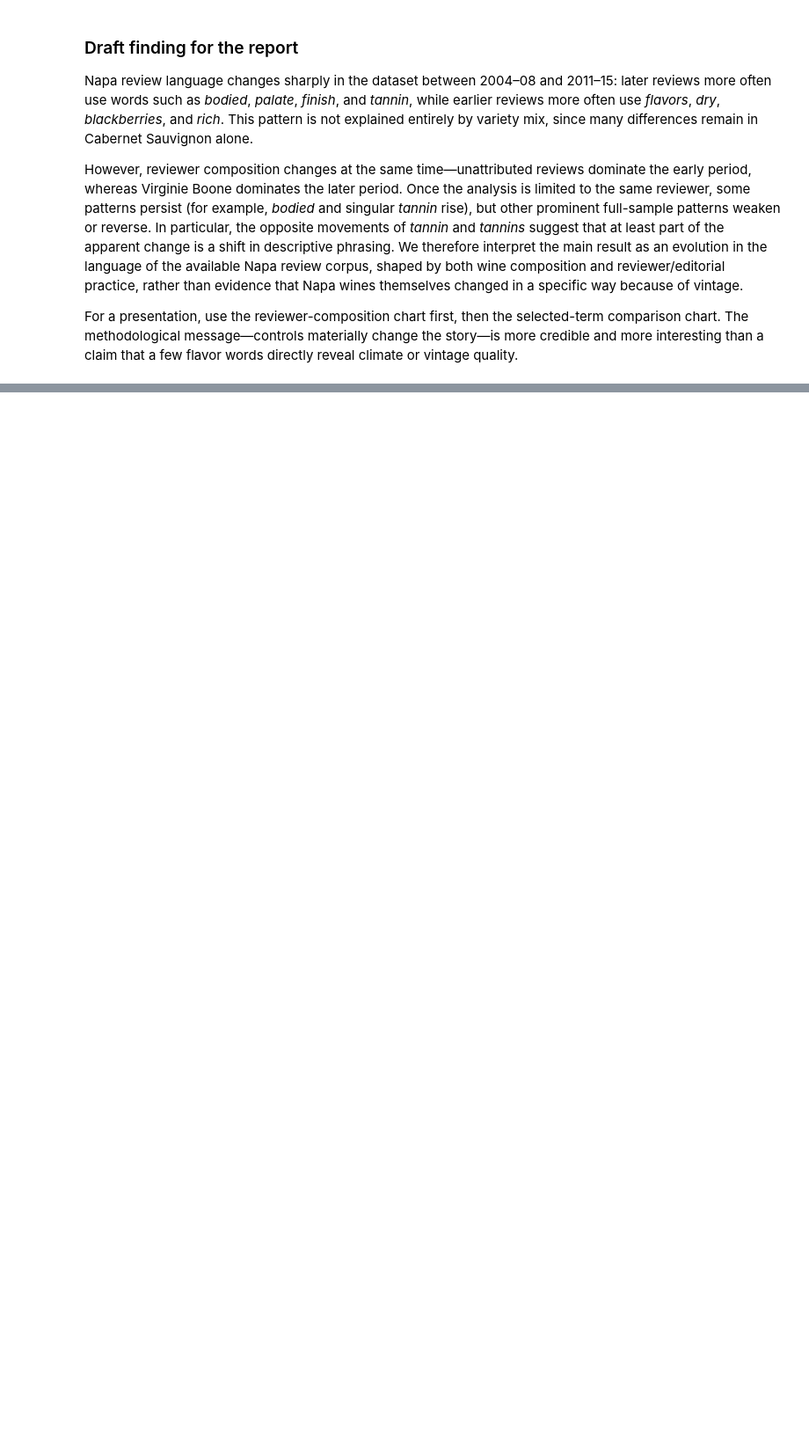
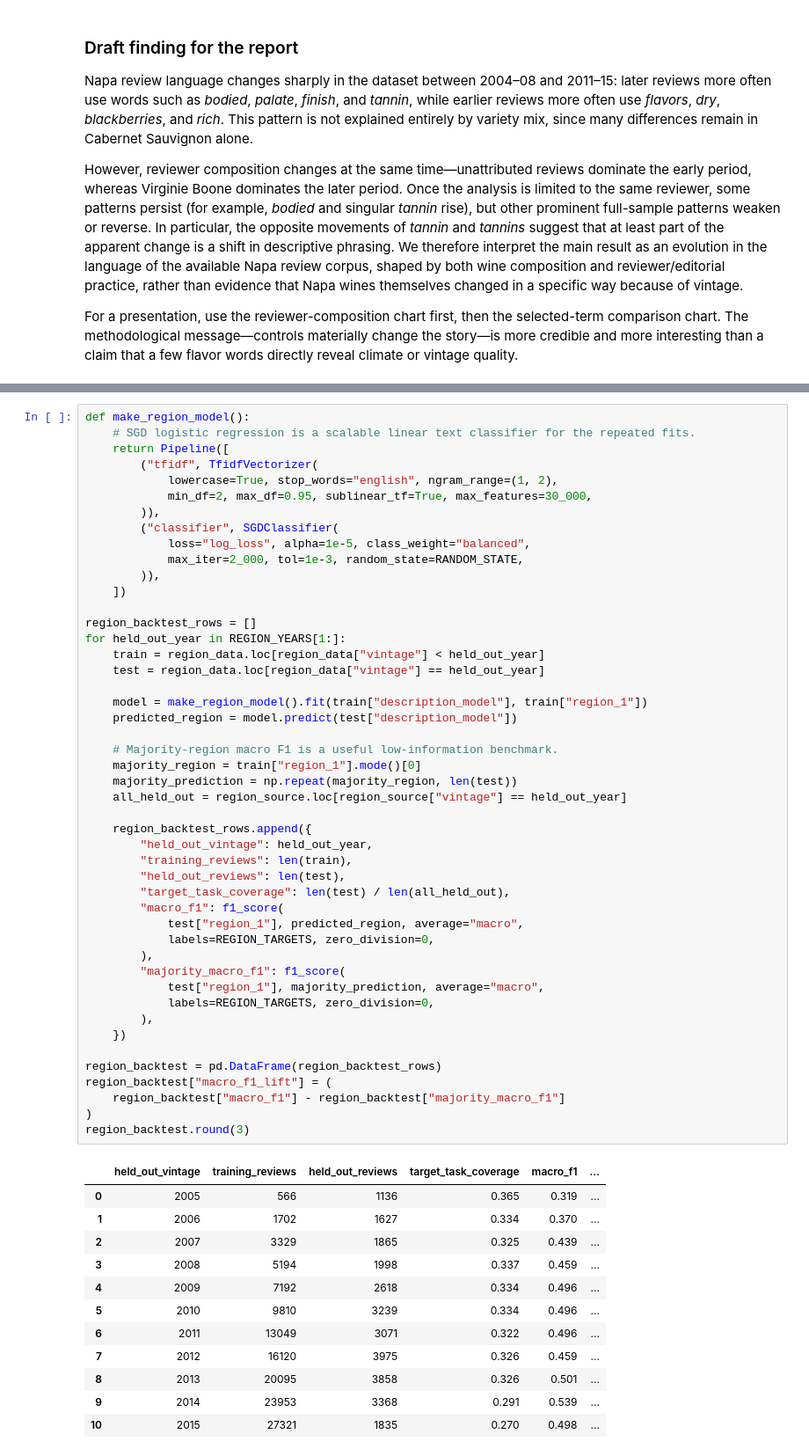
Before and after one commit to dylanhernandez1/DATA4401_Project3, a Jupyter notebook: Vintage_Text_Analysis.ipynb, the cells around one changed output, grey strips where cells are left out. Shown at 88% size. Cells and saved outputs as stored; diff of their text form; blank space fills up the shorter version.

```diff
--- a/Vintage_Text_Analysis.ipynb
+++ b/Vintage_Text_Analysis.ipynb
@@ -1861,0 +1974,60 @@ For a presentation, use the reviewer-composition chart first, then the selected-
+# %%
+def make_region_model():
+    # SGD logistic regression is a scalable linear text classifier for the repeated fits.
+    return Pipeline([
+        ("tfidf", TfidfVectorizer(
+            lowercase=True, stop_words="english", ngram_range=(1, 2),
+            min_df=2, max_df=0.95, sublinear_tf=True, max_features=30_000,
+        )),
+        ("classifier", SGDClassifier(
+            loss="log_loss", alpha=1e-5, class_weight="balanced",
+            max_iter=2_000, tol=1e-3, random_state=RANDOM_STATE,
+        )),
+    ])
+
+region_backtest_rows = []
+for held_out_year in REGION_YEARS[1:]:
+    train = region_data.loc[region_data["vintage"] < held_out_year]
+    test = region_data.loc[region_data["vintage"] == held_out_year]
+
+    model = make_region_model().fit(train["description_model"], train["region_1"])
+    predicted_region = model.predict(test["description_model"])
+
+    # Majority-region macro F1 is a useful low-information benchmark.
+    majority_region = train["region_1"].mode()[0]
+    majority_prediction = np.repeat(majority_region, len(test))
+    all_held_out = region_source.loc[region_source["vintage"] == held_out_year]
+
+    region_backtest_rows.append({
+        "held_out_vintage": held_out_year,
+        "training_reviews": len(train),
+        "held_out_reviews": len(test),
+        "target_task_coverage": len(test) / len(all_held_out),
+        "macro_f1": f1_score(
+            test["region_1"], predicted_region, average="macro",
+            labels=REGION_TARGETS, zero_division=0,
+        ),
+        "majority_macro_f1": f1_score(
+            test["region_1"], majority_prediction, average="macro",
+            labels=REGION_TARGETS, zero_division=0,
+        ),
+    })
+
+region_backtest = pd.DataFrame(region_backtest_rows)
+region_backtest["macro_f1_lift"] = (
+    region_backtest["macro_f1"] - region_backtest["majority_macro_f1"]
+)
+region_backtest.round(3)
+# %% [output]
+|  | held_out_vintage | training_reviews | held_out_reviews | target_task_coverage | macro_f1 | ... |
+| 0 | 2005 | 566 | 1136 | 0.365 | 0.319 | ... |
+| 1 | 2006 | 1702 | 1627 | 0.334 | 0.370 | ... |
+| 2 | 2007 | 3329 | 1865 | 0.325 | 0.439 | ... |
+| 3 | 2008 | 5194 | 1998 | 0.337 | 0.459 | ... |
+| 4 | 2009 | 7192 | 2618 | 0.334 | 0.496 | ... |
+| 5 | 2010 | 9810 | 3239 | 0.334 | 0.496 | ... |
+| 6 | 2011 | 13049 | 3071 | 0.322 | 0.496 | ... |
+| 7 | 2012 | 16120 | 3975 | 0.326 | 0.459 | ... |
+| 8 | 2013 | 20095 | 3858 | 0.326 | 0.501 | ... |
+| 9 | 2014 | 23953 | 3368 | 0.291 | 0.539 | ... |
+| 10 | 2015 | 27321 | 1835 | 0.270 | 0.498 | ... |
```
Also changed, not shown: parts of 5 cells of this notebook.
